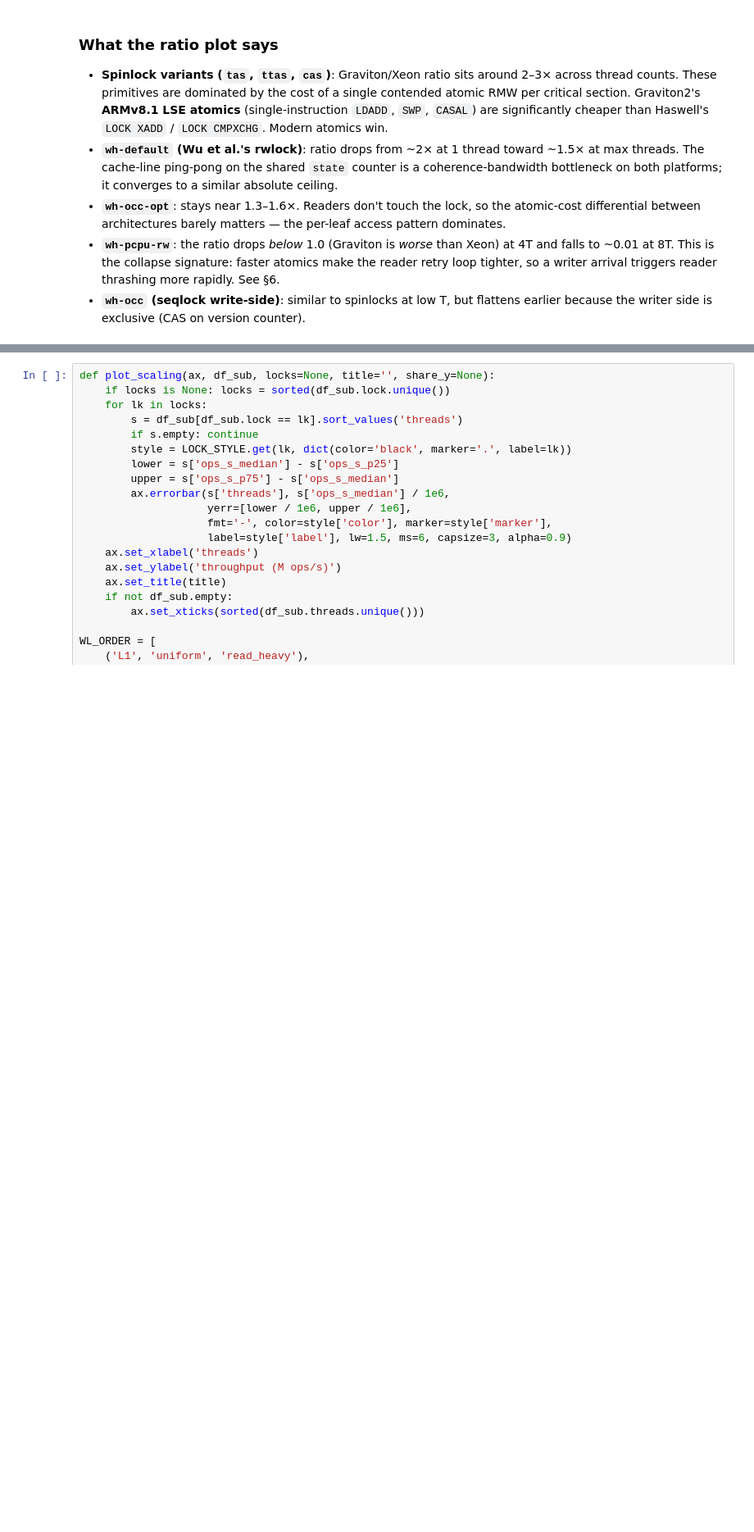
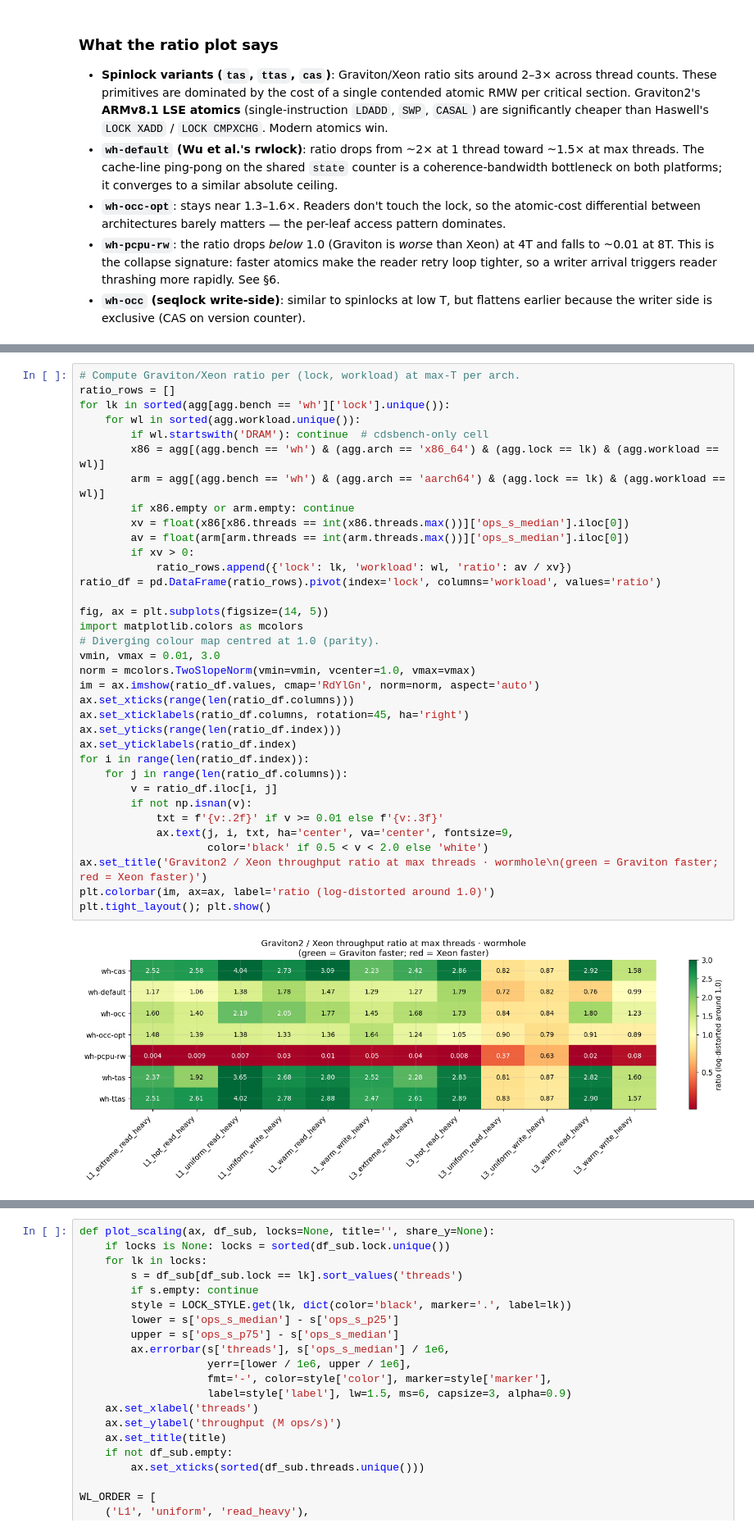
Before and after one commit to apana03/lockbench, a Jupyter notebook: scripts/lockbench_analysis.ipynb, the cells around one changed output, grey strips where cells are left out. Shown at 82% size. Saved outputs shown, nothing was run; the diff lists cells and outputs as text; blank space fills up the shorter version.

```diff
--- a/scripts/lockbench_analysis.ipynb
+++ b/scripts/lockbench_analysis.ipynb
@@ -291,0 +503,37 @@ plt.tight_layout(); plt.show()
+# %%
+# Compute Graviton/Xeon ratio per (lock, workload) at max-T per arch.
+ratio_rows = []
+for lk in sorted(agg[agg.bench == 'wh']['lock'].unique()):
+    for wl in sorted(agg.workload.unique()):
+        if wl.startswith('DRAM'): continue  # cdsbench-only cell
+        x86 = agg[(agg.bench == 'wh') & (agg.arch == 'x86_64') & (agg.lock == lk) & (agg.workload == wl)]
+        arm = agg[(agg.bench == 'wh') & (agg.arch == 'aarch64') & (agg.lock == lk) & (agg.workload == wl)]
+        if x86.empty or arm.empty: continue
+        xv = float(x86[x86.threads == int(x86.threads.max())]['ops_s_median'].iloc[0])
+        av = float(arm[arm.threads == int(arm.threads.max())]['ops_s_median'].iloc[0])
+        if xv > 0:
+            ratio_rows.append({'lock': lk, 'workload': wl, 'ratio': av / xv})
+ratio_df = pd.DataFrame(ratio_rows).pivot(index='lock', columns='workload', values='ratio')
+
+fig, ax = plt.subplots(figsize=(14, 5))
+import matplotlib.colors as mcolors
+# Diverging colour map centred at 1.0 (parity).
+vmin, vmax = 0.01, 3.0
+norm = mcolors.TwoSlopeNorm(vmin=vmin, vcenter=1.0, vmax=vmax)
+im = ax.imshow(ratio_df.values, cmap='RdYlGn', norm=norm, aspect='auto')
+ax.set_xticks(range(len(ratio_df.columns)))
+ax.set_xticklabels(ratio_df.columns, rotation=45, ha='right')
+ax.set_yticks(range(len(ratio_df.index)))
+ax.set_yticklabels(ratio_df.index)
+for i in range(len(ratio_df.index)):
+    for j in range(len(ratio_df.columns)):
+        v = ratio_df.iloc[i, j]
+        if not np.isnan(v):
+            txt = f'{v:.2f}' if v >= 0.01 else f'{v:.3f}'
+            ax.text(j, i, txt, ha='center', va='center', fontsize=9,
+                    color='black' if 0.5 < v < 2.0 else 'white')
+ax.set_title('Graviton2 / Xeon throughput ratio at max threads · wormhole\n(green = Graviton faster; red = Xeon faster)')
+plt.colorbar(im, ax=ax, label='ratio (log-distorted around 1.0)')
+plt.tight_layout(); plt.show()
+# %% [output]
+[figure, added]
```
Also changed, not shown: parts of 19 cells of this notebook, 1 other file.
